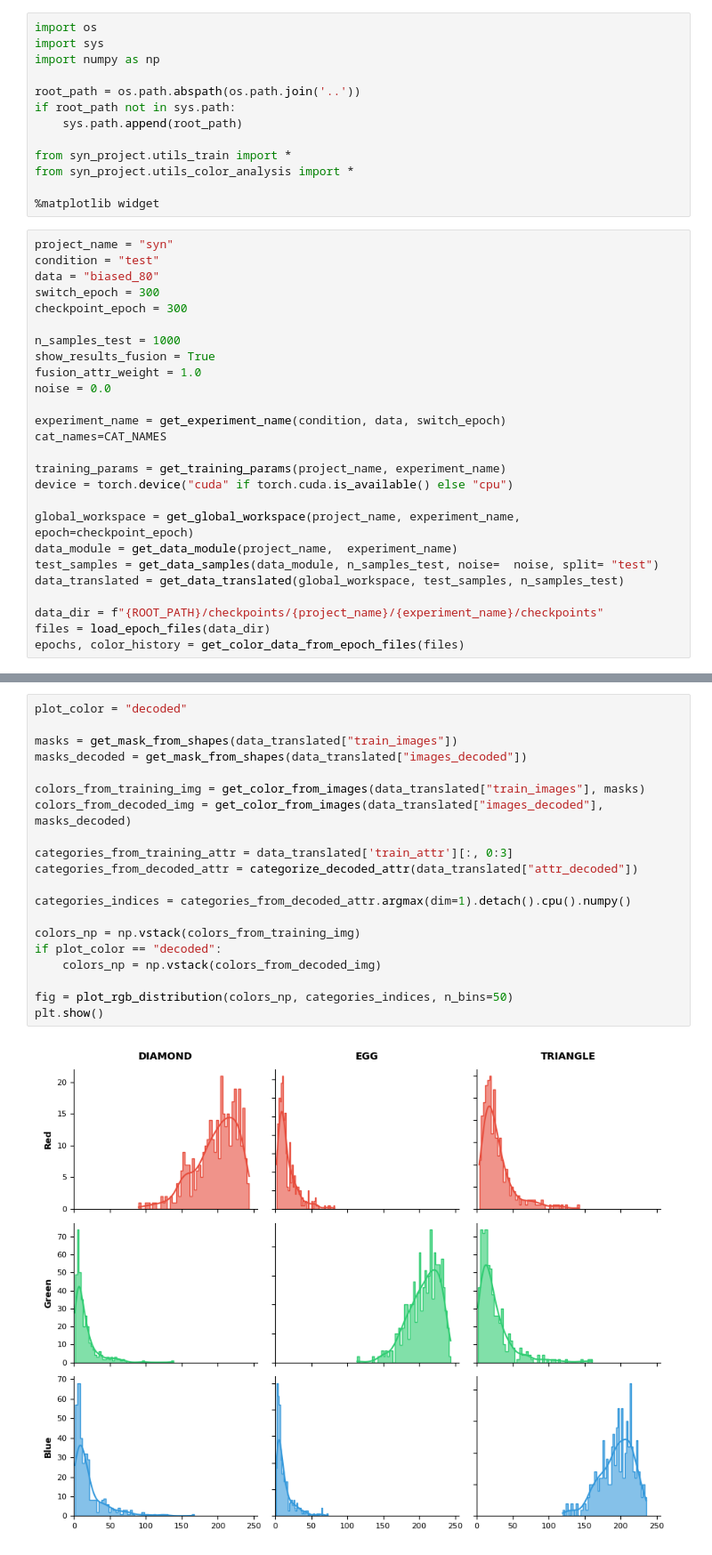
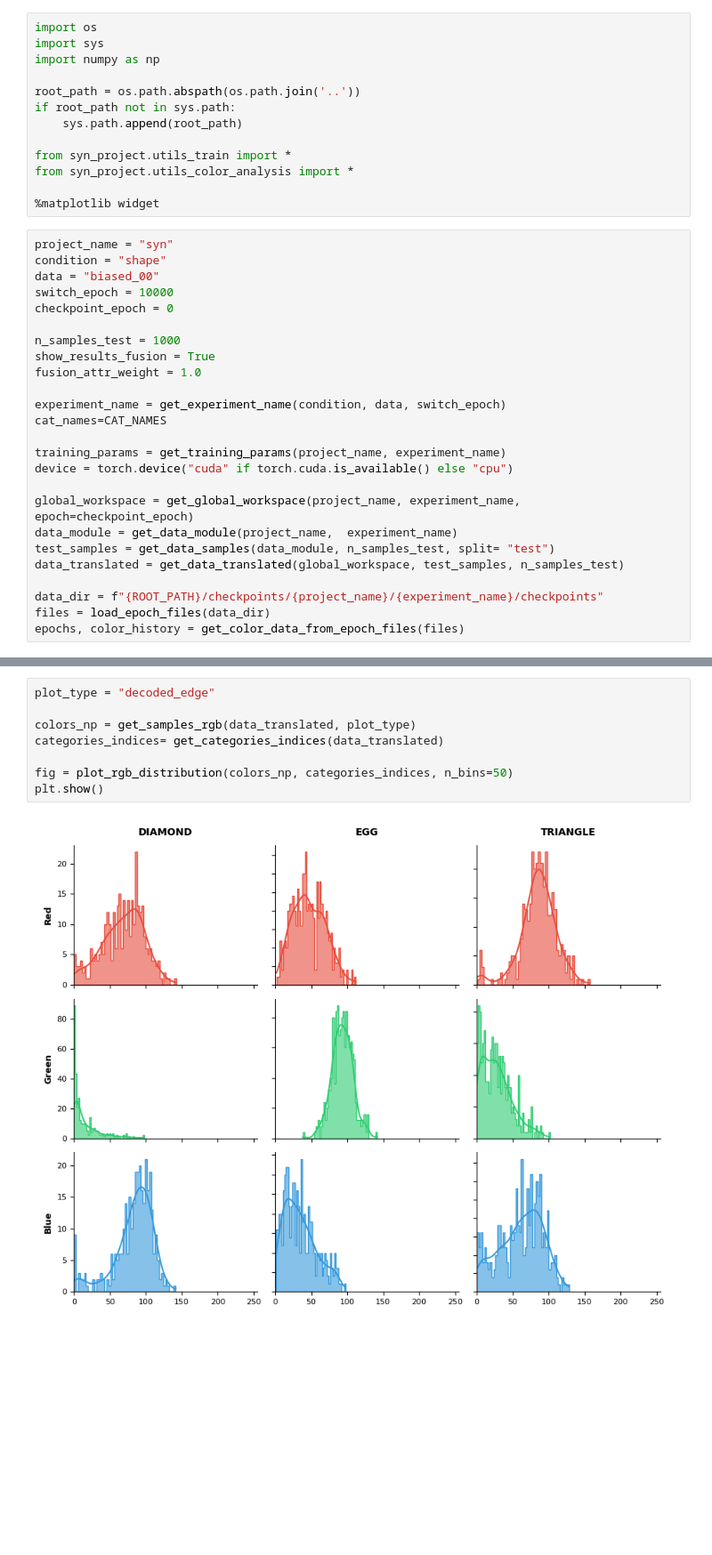
Before and after one commit to lucas-ch/gwsyn, a Jupyter notebook: notebooks/test_color_distribution.ipynb, the cells around one changed output, grey strips where cells are left out. Shown at 89% size. Saved outputs shown, nothing was run; the diff lists cells and outputs as text; blank space fills up the shorter version.

Commit message:
noise, refacto

```diff
--- a/notebooks/test_color_distribution.ipynb
+++ b/notebooks/test_color_distribution.ipynb
@@ -13,15 +13,14 @@ from syn_project.utils_color_analysis import *
 %matplotlib widget
 # %%
 project_name = "syn"
-condition = "test"
-data = "biased_80"
-switch_epoch = 300
-checkpoint_epoch = 300
+condition = "shape"
+data = "biased_00"
+switch_epoch = 10000
+checkpoint_epoch = 0
 
 n_samples_test = 1000
 show_results_fusion = True
 fusion_attr_weight = 1.0
-noise = 0.0
 
 experiment_name = get_experiment_name(condition, data, switch_epoch)
 cat_names=CAT_NAMES
@@ -31,7 +30,7 @@ device = torch.device("cuda" if torch.cuda.is_available() else "cpu")
 
 global_workspace = get_global_workspace(project_name, experiment_name, epoch=checkpoint_epoch)
 data_module = get_data_module(project_name,  experiment_name)
-test_samples = get_data_samples(data_module, n_samples_test, noise=  noise, split= "test")
+test_samples = get_data_samples(data_module, n_samples_test, split= "test")
 data_translated = get_data_translated(global_workspace, test_samples, n_samples_test)
 
 data_dir = f"{ROOT_PATH}/checkpoints/{project_name}/{experiment_name}/checkpoints"
@@ -44,23 +43,11 @@ Loaded default weights from /home/lucas/gwsyn/checkpoints/syn/test_biased_80_swi
 # %%
-plot_color = "decoded"
+plot_type = "decoded_edge"
 
-masks = get_mask_from_shapes(data_translated["train_images"])
-masks_decoded = get_mask_from_shapes(data_translated["images_decoded"])
-
-colors_from_training_img = get_color_from_images(data_translated["train_images"], masks)
-colors_from_decoded_img = get_color_from_images(data_translated["images_decoded"], masks_decoded)
-
-categories_from_training_attr = data_translated['train_attr'][:, 0:3]
-categories_from_decoded_attr = categorize_decoded_attr(data_translated["attr_decoded"])
-
-categories_indices = categories_from_decoded_attr.argmax(dim=1).detach().cpu().numpy()
-
-colors_np = np.vstack(colors_from_training_img)
-if plot_color == "decoded":
-    colors_np = np.vstack(colors_from_decoded_img)
+colors_np = get_samples_rgb(data_translated, plot_type)
+categories_indices= get_categories_indices(data_translated)
 
 fig = plot_rgb_distribution(colors_np, categories_indices, n_bins=50)
 plt.show()
 # %% [output]
-[figure, old version]
+[figure, new version]
 # %%
```
Also changed, not shown: parts of 3 cells of this notebook, 13 other files.
